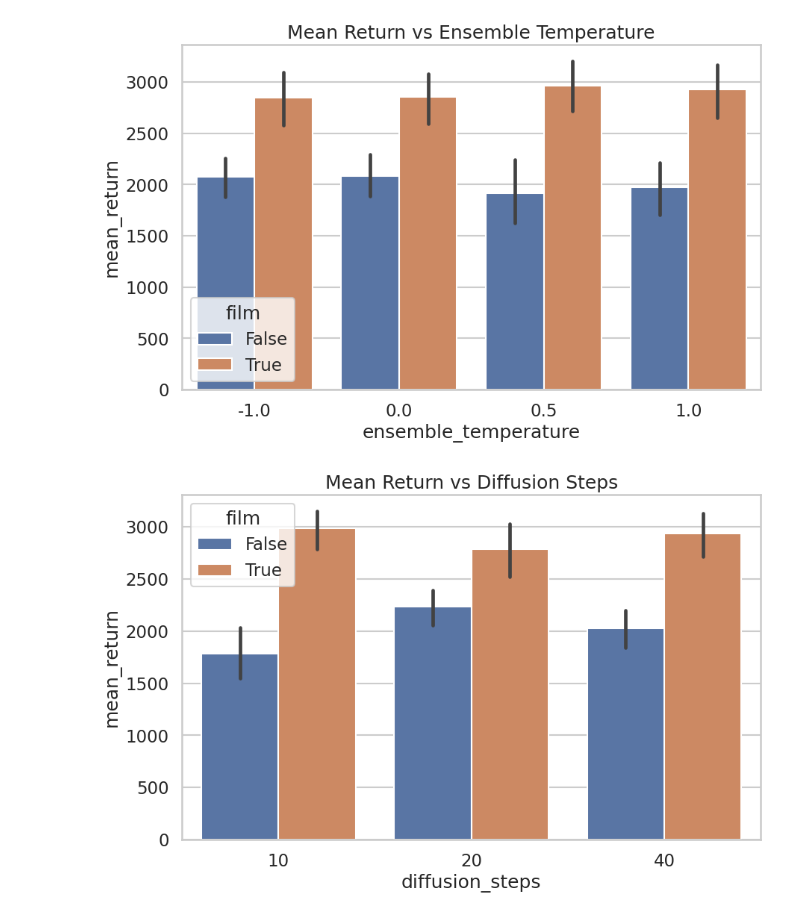
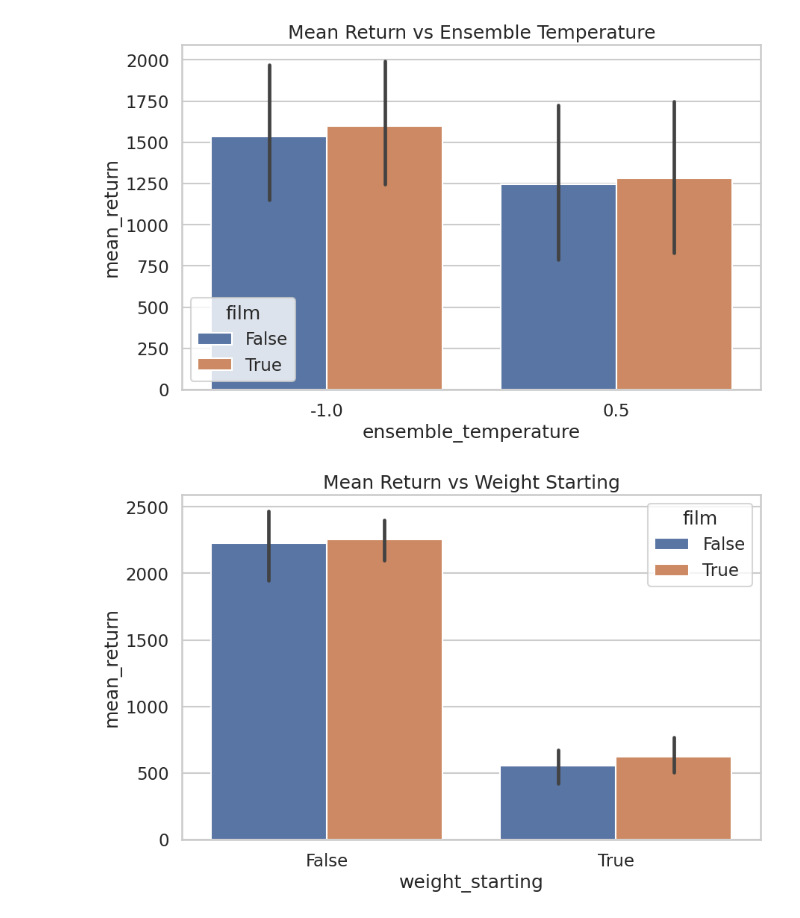
Before and after one commit to JvThunder/diffuser, a Jupyter notebook: scripts/format_results.ipynb, the cells around one changed output. Saved outputs shown, nothing was run; the diff lists cells and outputs as text; code cells hidden in the pictures.

```diff
--- a/scripts/format_results.ipynb
+++ b/scripts/format_results.ipynb
@@ -3,8 +3,8 @@ import pandas as pd
 import os
 import json
 # %%
-folder1 = '../logs/cond_a_film/hopper-medium-expert-v2/plans/'
-folder2 = '../logs/cond_a_nofilm/hopper-medium-expert-v2/plans/'
+folder1 = '../logs/cond_a_film/walker2d-medium-v2/plans/'
+folder2 = '../logs/cond_a_nofilm/walker2d-medium-v2/plans/'
 # %%
 # get all the file names
 subfolders1 = os.listdir(folder1)
@@ -26,8 +26,8 @@ def extract_settings(subfolder):
     T = int(parts[1][1:])
     w = float(parts[2][1:])
     m = float(parts[3][1:])
-
-    return H, T, w, m
+    ws = parts[4][2:] == "True"
+    return H, T, w, m, ws
 # %%
 # get the data
 data = []
@@ -35,7 +35,7 @@ for subfolder in subfolders:
     with open(os.path.join(subfolder, "rollout.json")) as f:
         curr_data = json.load(f)
         assert(curr_data["epoch_diffusion"] == 300000)
-        H, T, w, m = extract_settings(subfolder.split("/")[-1])
+        H, T, w, m, ws = extract_settings(subfolder.split("/")[-1])
         nofilm = "nofilm" in subfolder
         row = {
             "film": not nofilm,
@@ -43,6 +43,7 @@ for subfolder in subfolders:
             "diffusion_steps": T,
             "guidance_weight": w,
             "ensemble_temperature": m,
+            "weight_starting": ws,
             "mean_return": curr_data["mean_return"],
         }
         data.append(row)
@@ -107,19 +108,19 @@ sns.barplot(x="ensemble_temperature", y="mean_return", hue="film", data=df)
 plt.title("Mean Return vs Ensemble Temperature")
 plt.show()
 # %% [output]
-[figure, old version]
+[figure, new version]
 # %%
 import matplotlib.pyplot as plt
 import seaborn as sns
 
 sns.set(style="whitegrid")
 sns.set_context("talk")
 plt.figure(figsize=(10, 6))
-sns.barplot(x="diffusion_steps", y="mean_return", hue="film", data=df)
-plt.title("Mean Return vs Diffusion Steps")
+sns.barplot(x="weight_starting", y="mean_return", hue="film", data=df)
+plt.title("Mean Return vs Weight Starting")
 plt.show()
 # %% [output]
-[figure, old version]
+[figure, new version]
 # %%
 import matplotlib.pyplot as plt
 import seaborn as sns
```
Also changed, not shown: parts of 7 cells of this notebook, 9 other files.
